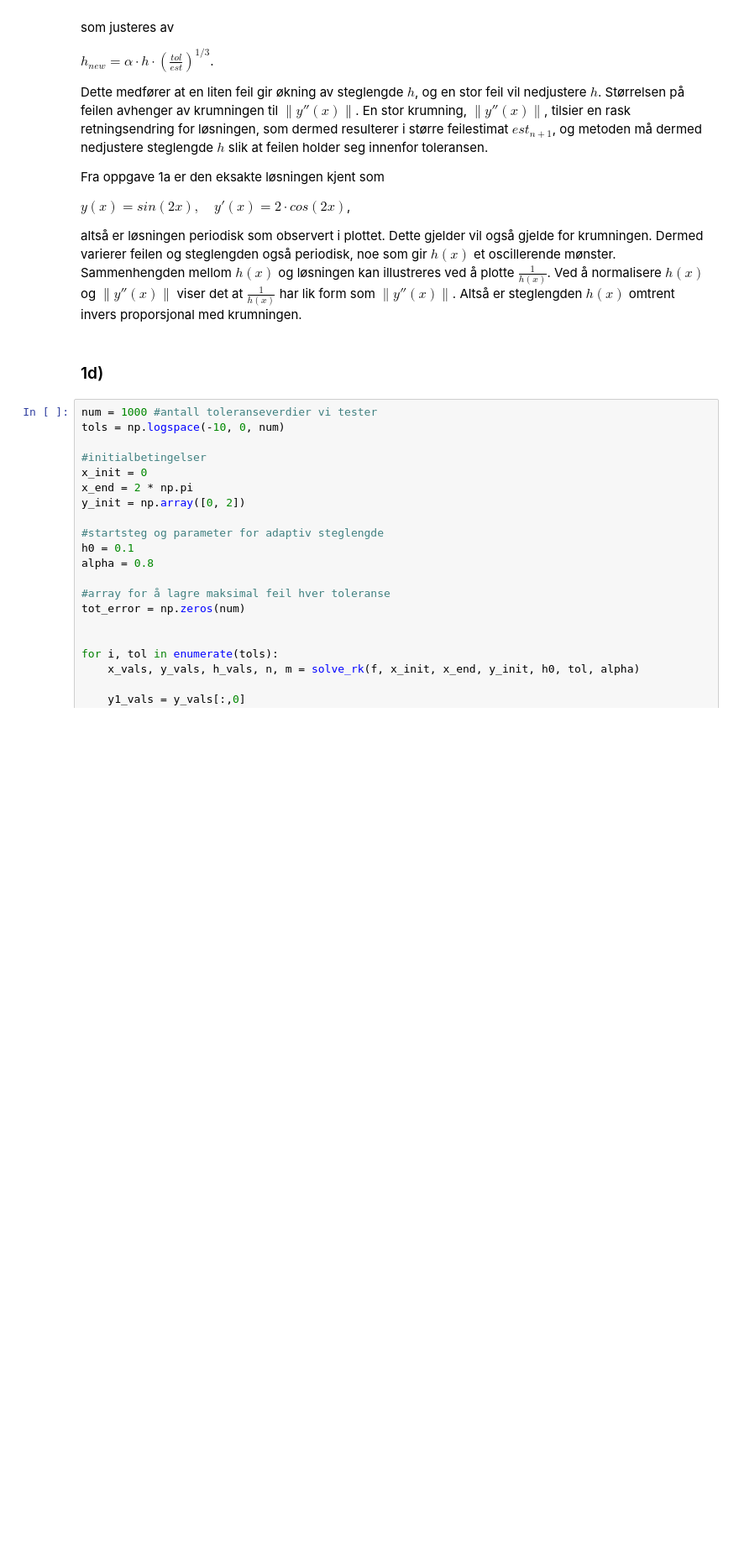
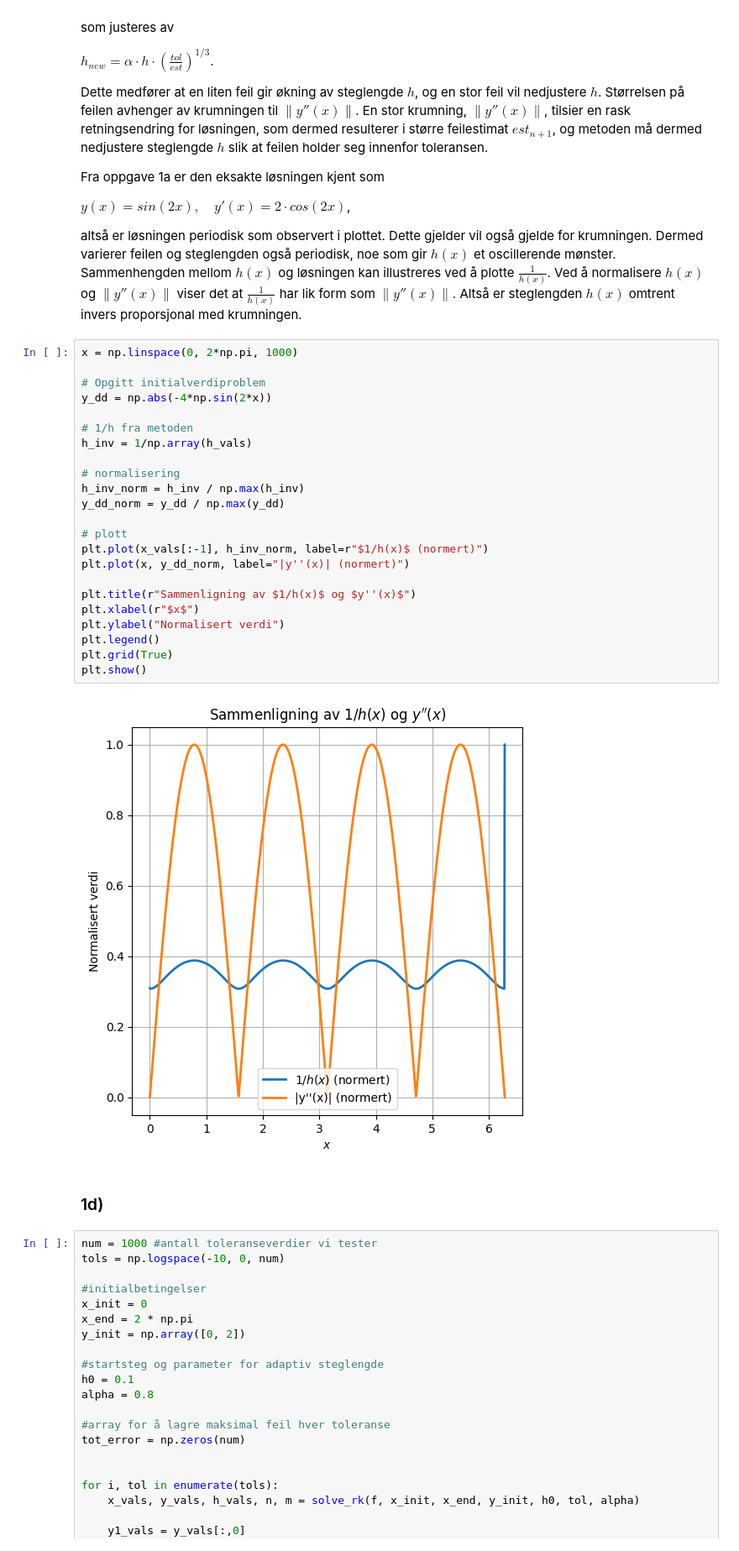
Before and after one commit to selmaberg05/TMA4320-Prosjekt3-gruppe-Andrihol-Emilyan-Selmahbe, a Jupyter notebook: Prosjekt3.ipynb, the cells around one changed output. Shown at 84% size. Cells and saved outputs as stored; diff of their text form; blank space fills up the shorter version.

```diff
--- a/Prosjekt3.ipynb
+++ b/Prosjekt3.ipynb
@@ -242,6 +242,31 @@ Fra oppgave 1a er den eksakte løsningen kjent som
 $y(x) = sin(2x), \quad y'(x) = 2 \cdot cos(2x)$,
 
 altså er løsningen periodisk som observert i plottet. Dette gjelder vil også gjelde for krumningen. Dermed varierer feilen og steglengden også periodisk, noe som gir $h(x)$ et oscillerende mønster. Sammenhengden mellom $h(x)$ og løsningen kan illustreres ved å plotte $\frac{1}{h(x)}$. Ved å normalisere $h(x)$ og $\lVert y''(x) \rVert$ viser det at $\frac{1}{h(x)}$ har lik form som $\lVert y''(x) \rVert$. Altså er steglengden $h(x)$ omtrent invers proporsjonal med krumningen.
+# %%
+x = np.linspace(0, 2*np.pi, 1000)
+
+# Opgitt initialverdiproblem
+y_dd = np.abs(-4*np.sin(2*x))
+
+# 1/h fra metoden
+h_inv = 1/np.array(h_vals)
+
+# normalisering
+h_inv_norm = h_inv / np.max(h_inv)
+y_dd_norm = y_dd / np.max(y_dd)
+
+# plott
+plt.plot(x_vals[:-1], h_inv_norm, label=r"$1/h(x)$ (normert)")
+plt.plot(x, y_dd_norm, label="|y''(x)| (normert)")
+
+plt.title(r"Sammenligning av $1/h(x)$ og $y''(x)$")
+plt.xlabel(r"$x$")
+plt.ylabel("Normalisert verdi")
+plt.legend()
+plt.grid(True)
+plt.show()
+# %% [output]
+[figure, added]
 # %% [markdown]
 ### 1d)
 # %%
```
